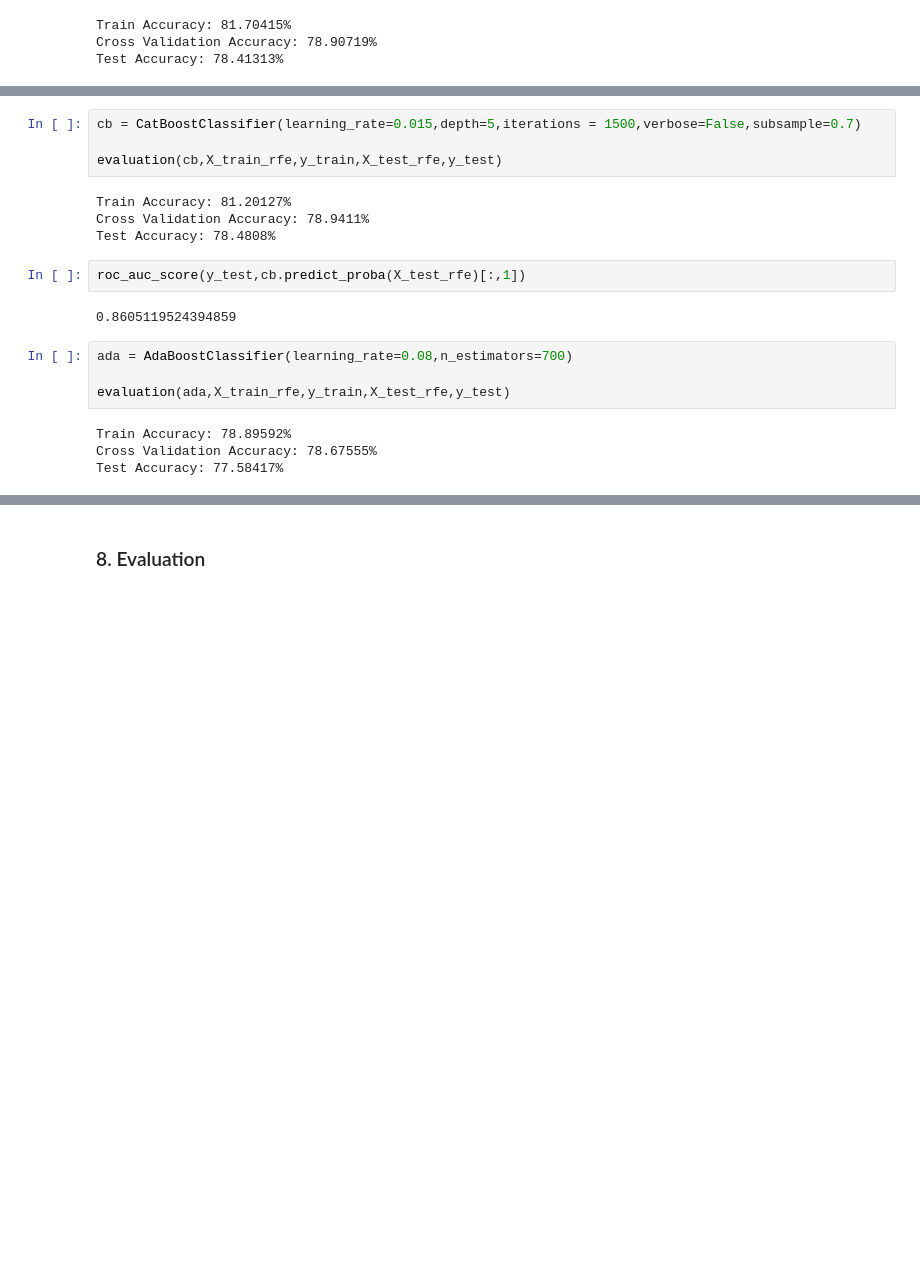
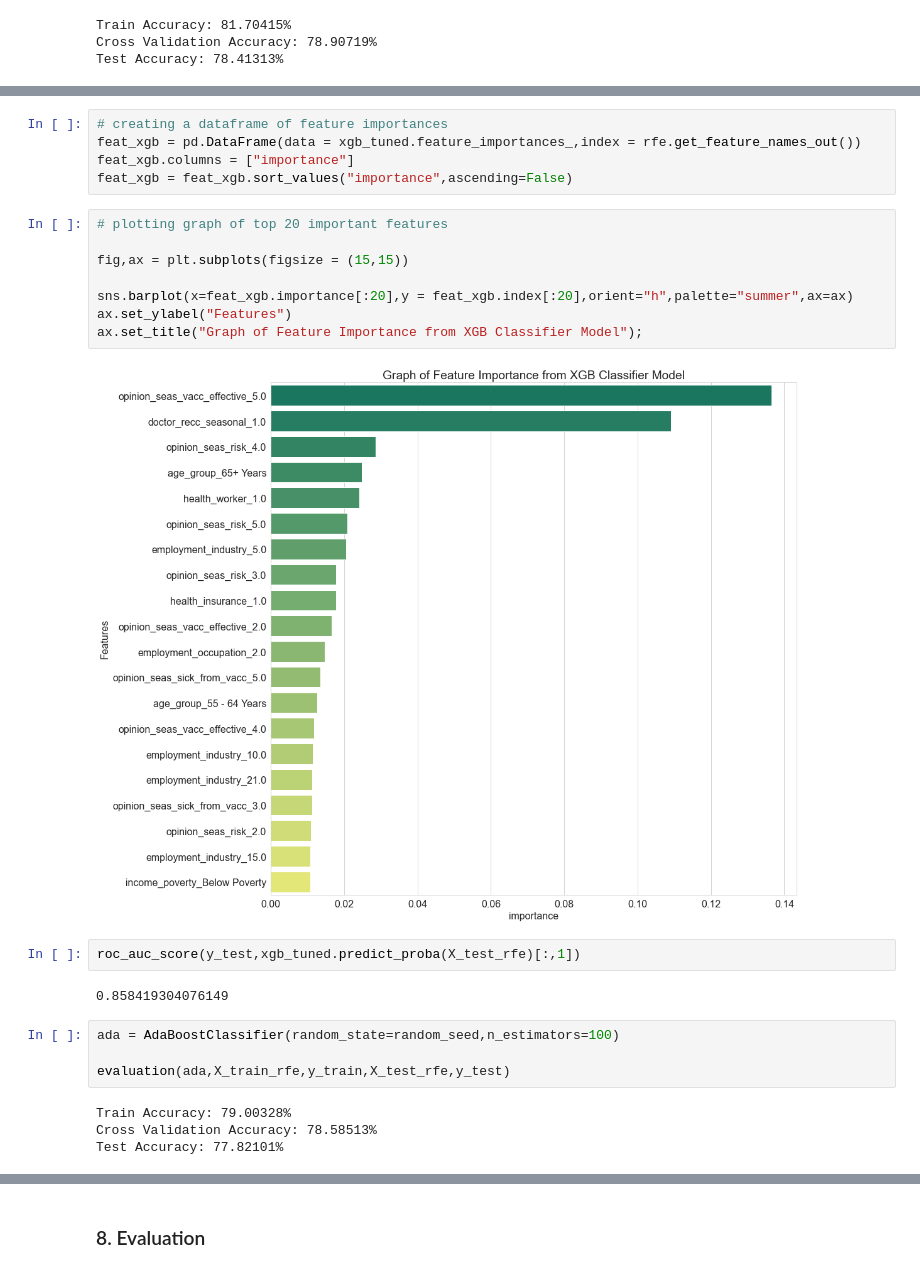
Before and after one commit to ngili/Predicting-H1N1-and-Seasonal-Flu-Vaccinations, a Jupyter notebook: analysis.ipynb, the cells around one changed output, grey strips where cells are left out. Saved outputs shown, nothing was run; the diff lists cells and outputs as text; blank space fills up the shorter version.

```diff
--- a/analysis.ipynb
+++ b/analysis.ipynb
@@ -883,22 +865,29 @@ ConfusionMatrixDisplay.from_estimator(xgb_tuned,X_test_rfe,y_test,ax=ax,cmap="Gr
 [figure]
-# %%
-cb = CatBoostClassifier(learning_rate=0.015,depth=5,iterations = 1500,verbose=False,subsample=0.7)
-
-evaluation(cb,X_train_rfe,y_train,X_test_rfe,y_test)
-# %% [output]
-Train Accuracy: 81.20127%
-Cross Validation Accuracy: 78.9411%
-Test Accuracy: 78.4808%
+# %%
+# creating a dataframe of feature importances
+feat_xgb = pd.DataFrame(data = xgb_tuned.feature_importances_,index = rfe.get_feature_names_out())
+feat_xgb.columns = ["importance"]
+feat_xgb = feat_xgb.sort_values("importance",ascending=False)
+# %%
+# plotting graph of top 20 important features
+
+fig,ax = plt.subplots(figsize = (15,15))
+
+sns.barplot(x=feat_xgb.importance[:20],y = feat_xgb.index[:20],orient="h",palette="summer",ax=ax)
+ax.set_ylabel("Features")
+ax.set_title("Graph of Feature Importance from XGB Classifier Model");
+# %% [output]
+[figure, added]
 # %%
-roc_auc_score(y_test,cb.predict_proba(X_test_rfe)[:,1])
+roc_auc_score(y_test,xgb_tuned.predict_proba(X_test_rfe)[:,1])
 # %% [output]
-0.8605119524394859
+0.858419304076149
 # %%
-ada = AdaBoostClassifier(learning_rate=0.08,n_estimators=700)
+ada = AdaBoostClassifier(random_state=random_seed,n_estimators=100)
 
 evaluation(ada,X_train_rfe,y_train,X_test_rfe,y_test)
 # %% [output]
-Train Accuracy: 78.89592%
-Cross Validation Accuracy: 78.67555%
-Test Accuracy: 77.58417%
+Train Accuracy: 79.00328%
+Cross Validation Accuracy: 78.58513%
+Test Accuracy: 77.82101%
 # %%
```
Also changed, not shown: parts of 20 cells of this notebook.
